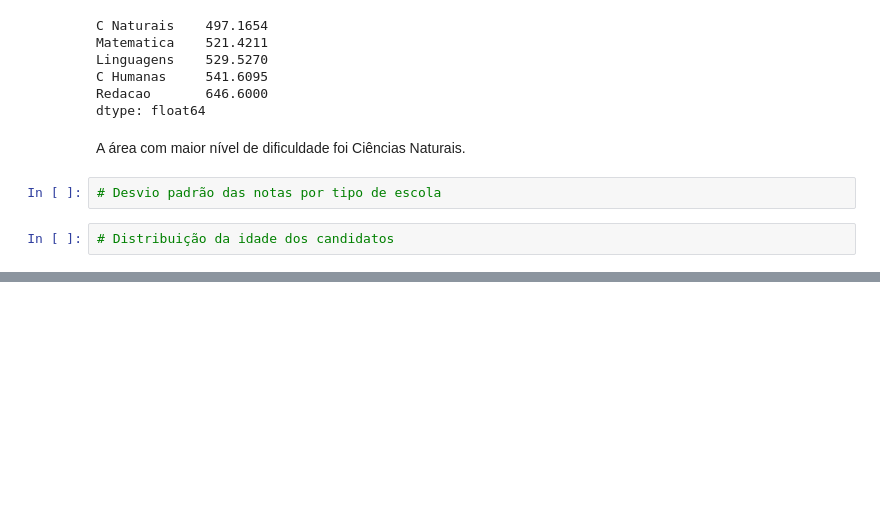
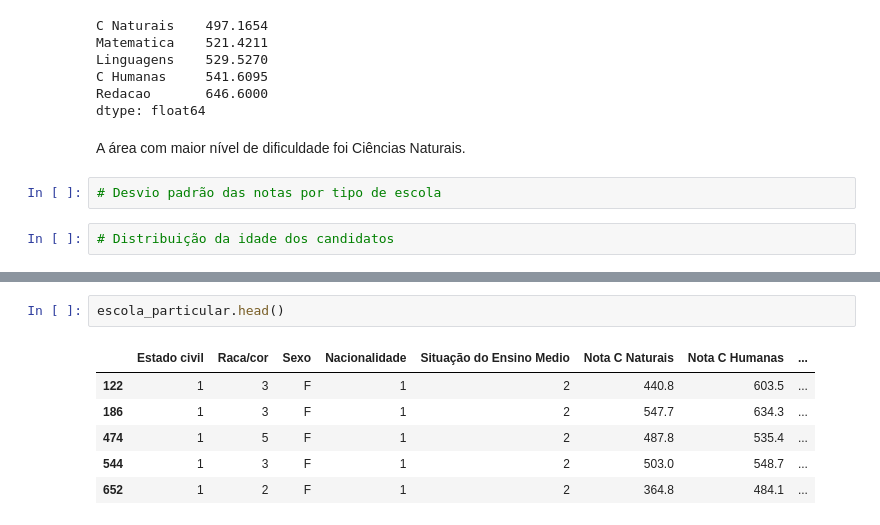
Before and after one commit to An4PDM/Data-Analysis-of-ENEM, a Jupyter notebook: notebooks/data_analysis.ipynb, the cells around one changed output, grey strips where cells are left out. Cells and saved outputs as stored; diff of their text form; blank space fills up the shorter version.

```diff
--- a/notebooks/data_analysis.ipynb
+++ b/notebooks/data_analysis.ipynb
@@ -177,0 +244,9 @@ A área com maior nível de dificuldade foi Ciências Naturais.
+# %%
+escola_particular.head()
+# %% [output]
+|  | Estado civil | Raca/cor | Sexo | Nacionalidade | Situação do Ensino Medio | Nota C Naturais | Nota C Humanas | ... |
+| 122 | 1 | 3 | F | 1 | 2 | 440.8 | 603.5 | ... |
+| 186 | 1 | 3 | F | 1 | 2 | 547.7 | 634.3 | ... |
+| 474 | 1 | 5 | F | 1 | 2 | 487.8 | 535.4 | ... |
+| 544 | 1 | 3 | F | 1 | 2 | 503.0 | 548.7 | ... |
+| 652 | 1 | 2 | F | 1 | 2 | 364.8 | 484.1 | ... |
```
Also changed, not shown: parts of 19 cells of this notebook.
